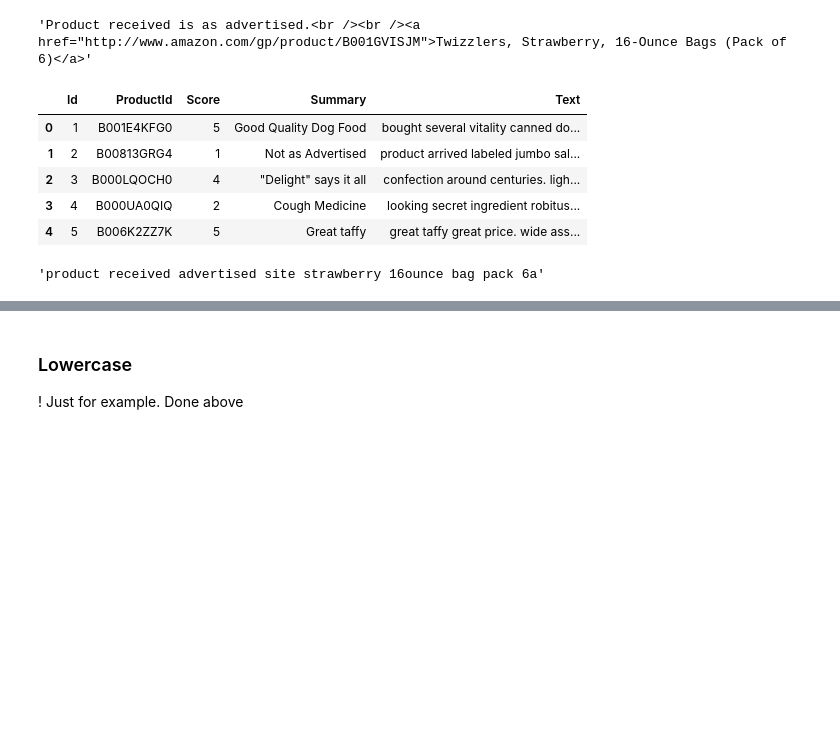
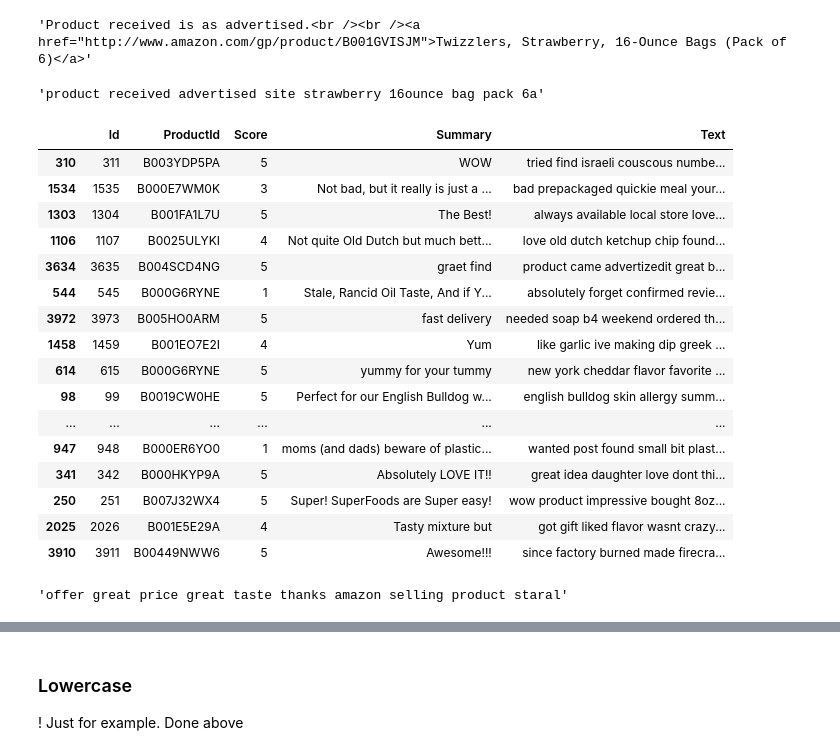
Before and after one commit to Lyu-Sterkh/Sentiment-analysis, a Jupyter notebook: Sentiment_Analysis.ipynb, the cells around one changed output, grey strips where cells are left out. Drawn from its saved outputs; the diff is of its cells as text; code cells hidden in the pictures; blank space fills up the shorter version.

```diff
--- a/Sentiment_Analysis.ipynb
+++ b/Sentiment_Analysis.ipynb
@@ -253,11 +255,12 @@ stopwords1 = set(stopwords.words('english'))
 # %%
 def df_preprocess(text):
     text = text.replace('br', ' ')
-    text = text.replace('(a href)|(href)', ' ')
-    text = re.sub('[!"\\#\\$%\\&\'\\(\\)\\*\\+,\\-\\./:;<=>\\?@\\[\\\\\\]\\^_`\\{\\|\\}\\~]', '', text)
+    text = text.replace('a href', ' ')
+    text = text.replace('href', ' ')
     text = text.lower()
     text = re.sub('((www\.[^\s]+)|(https?://[^\s]+)|(http?://[^\s]+))', 'site', text)
     text = re.sub('@[^\s]+', 'user', text)
+    text = re.sub('[!"\\#\\$%\\&\'\\(\\)\\*\\+,\\-\\./:;<=>\\?@\\[\\\\\\]\\^_`\\{\\|\\}\\~]', '', text)
     lemmatizer = WordNetLemmatizer()
     text = ' '.join([lemmatizer.lemmatize(word) for word in text.split() if word not in stopwords1])
     return text
@@ -267,16 +270,31 @@ df['Text'].iloc[25]
 'Product received is as advertised.<br /><br /><a href="http://www.amazon.com/gp/product/B001GVISJM">Twizzlers, Strawberry, 16-Ounce Bags (Pack of 6)</a>'
 # %%
 df['Text'] = df['Text'].apply(df_preprocess)
-# %%
-df.head()
-# %% [output]
-|  | Id | ProductId | Score | Summary | Text |
-| 0 | 1 | B001E4KFG0 | 5 | Good Quality Dog Food | bought several vitality canned do... |
-| 1 | 2 | B00813GRG4 | 1 | Not as Advertised | product arrived labeled jumbo sal... |
-| 2 | 3 | B000LQOCH0 | 4 | "Delight" says it all | confection around centuries. ligh... |
-| 3 | 4 | B000UA0QIQ | 2 | Cough Medicine | looking secret ingredient robitus... |
-| 4 | 5 | B006K2ZZ7K | 5 | Great taffy | great taffy great price. wide ass... |
 # %%
 df['Text'].iloc[25]
 # %% [output]
 'product received advertised site strawberry 16ounce bag pack 6a'
+# %%
+df.sample(30)
+# %% [output]
+|  | Id | ProductId | Score | Summary | Text |
+| 310 | 311 | B003YDP5PA | 5 | WOW | tried find israeli couscous numbe... |
+| 1534 | 1535 | B000E7WM0K | 3 | Not bad, but it really is just a ... | bad prepackaged quickie meal your... |
+| 1303 | 1304 | B001FA1L7U | 5 | The Best! | always available local store love... |
+| 1106 | 1107 | B0025ULYKI | 4 | Not quite Old Dutch but much bett... | love old dutch ketchup chip found... |
+| 3634 | 3635 | B004SCD4NG | 5 | graet find | product came advertizedit great b... |
+| 544 | 545 | B000G6RYNE | 1 | Stale, Rancid Oil Taste, And if Y... | absolutely forget confirmed revie... |
+| 3972 | 3973 | B005HO0ARM | 5 | fast delivery | needed soap b4 weekend ordered th... |
+| 1458 | 1459 | B001EO7E2I | 4 | Yum | like garlic ive making dip greek ... |
+| 614 | 615 | B000G6RYNE | 5 | yummy for your tummy | new york cheddar flavor favorite ... |
+| 98 | 99 | B0019CW0HE | 5 | Perfect for our English Bulldog w... | english bulldog skin allergy summ... |
+| ... | ... | ... | ... | ... | ... |
+| 947 | 948 | B000ER6YO0 | 1 | moms (and dads) beware of plastic... | wanted post found small bit plast... |
+| 341 | 342 | B000HKYP9A | 5 | Absolutely LOVE IT!! | great idea daughter love dont thi... |
+| 250 | 251 | B007J32WX4 | 5 | Super! SuperFoods are Super easy! | wow product impressive bought 8oz... |
+| 2025 | 2026 | B001E5E29A | 4 | Tasty mixture but | got gift liked flavor wasnt crazy... |
+| 3910 | 3911 | B00449NWW6 | 5 | Awesome!!! | since factory burned made firecra... |
+# %%
+df['Text'].iloc[30]
+# %% [output]
+'offer great price great taste thanks amazon selling product staral'
```
Also changed, not shown: parts of 4 cells of this notebook.
